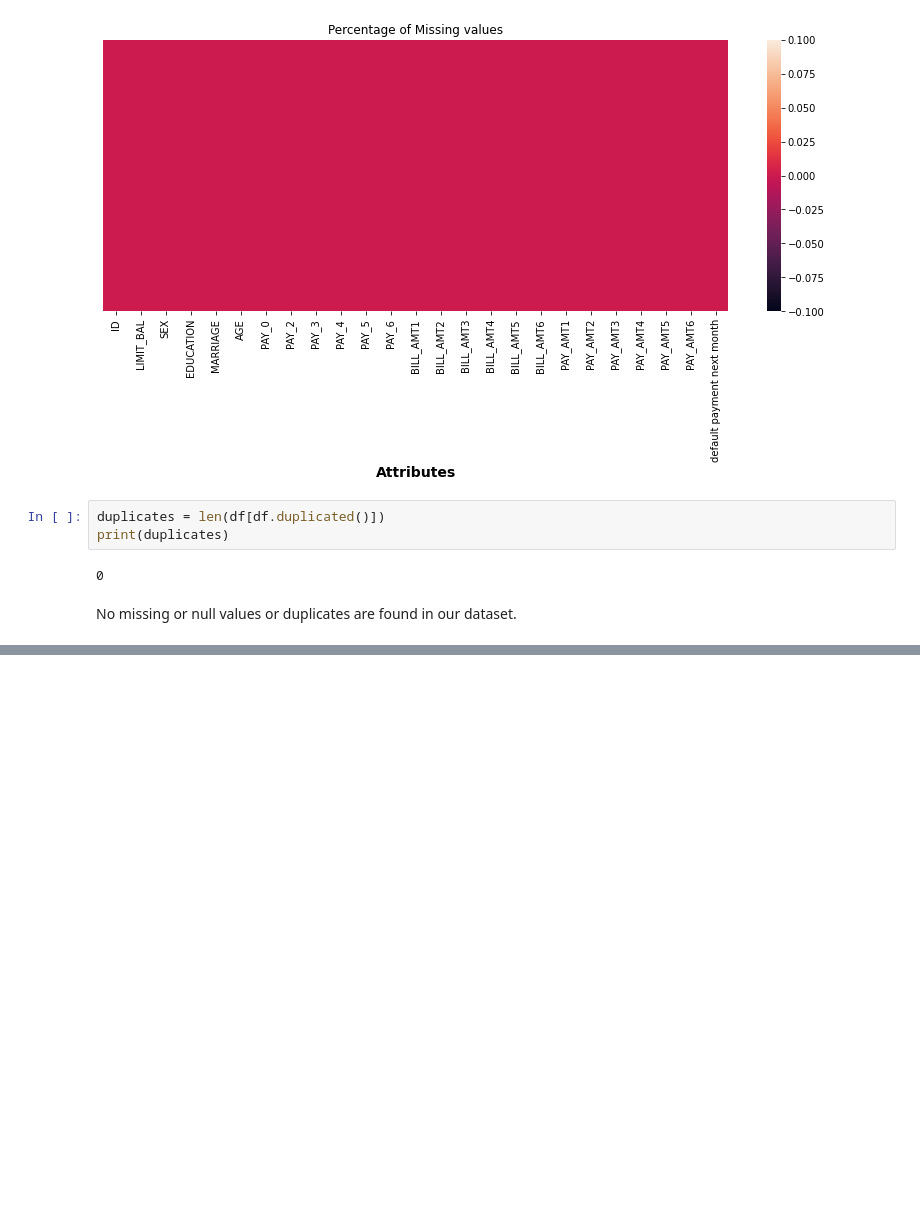
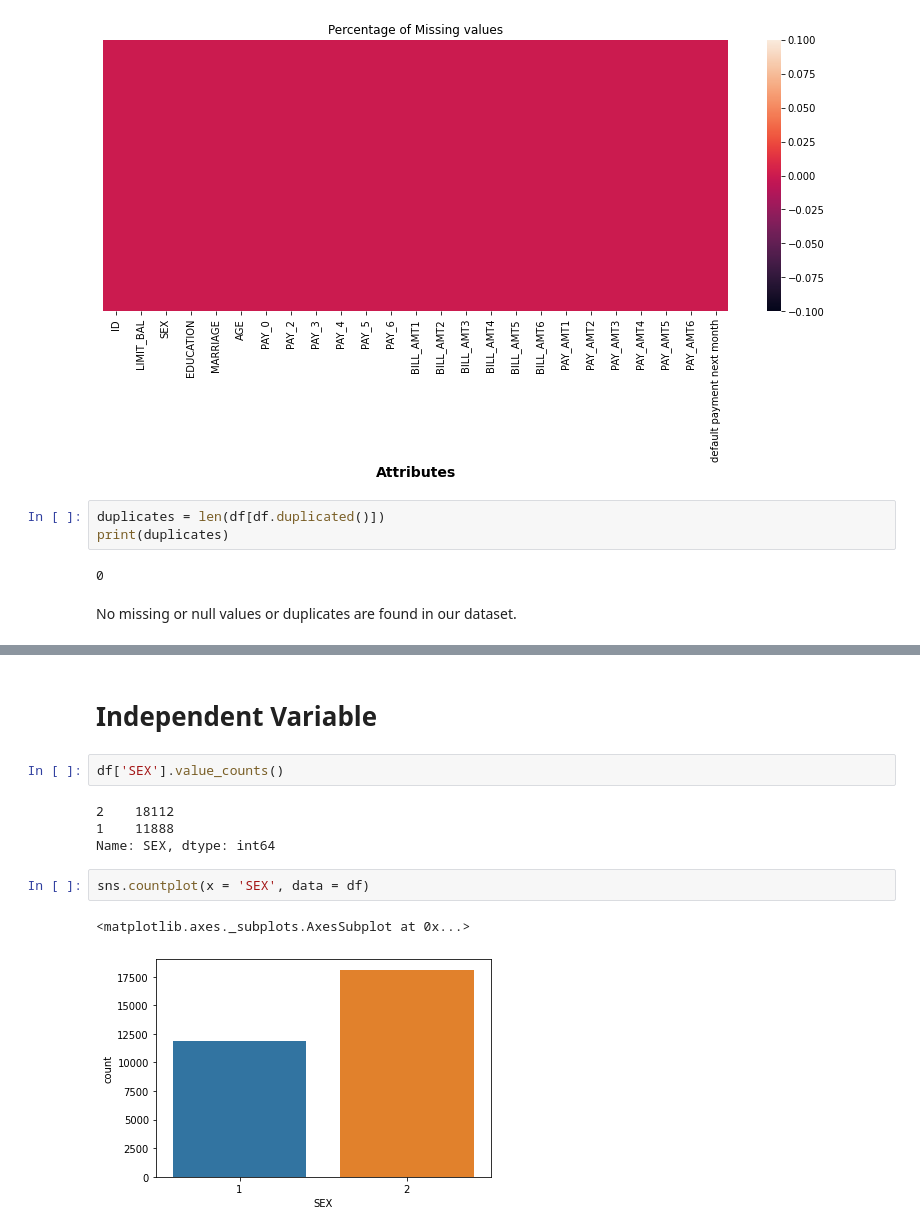
Before and after one commit to raushan9jnv/Credit-Card-Default-Prediction, a Jupyter notebook: Credit_Card_Default_Prediction_Capstone_Project_3.ipynb, the cells around one changed output, grey strips where cells are left out. Drawn from its saved outputs; the diff is of its cells as text; blank space fills up the shorter version.

```diff
--- a/Credit_Card_Default_Prediction_Capstone_Project_3.ipynb
+++ b/Credit_Card_Default_Prediction_Capstone_Project_3.ipynb
@@ -193,0 +217,13 @@ No missing or null values or duplicates are found in our dataset.
+# %% [markdown]
+# Independent Variable
+# %%
+df['SEX'].value_counts()
+# %% [output]
+2    18112
+1    11888
+Name: SEX, dtype: int64
+# %%
+sns.countplot(x = 'SEX', data = df)
+# %% [output]
+<matplotlib.axes._subplots.AxesSubplot at 0x...>
+[figure, added]
```
Also changed, not shown: parts of 24 cells of this notebook.
